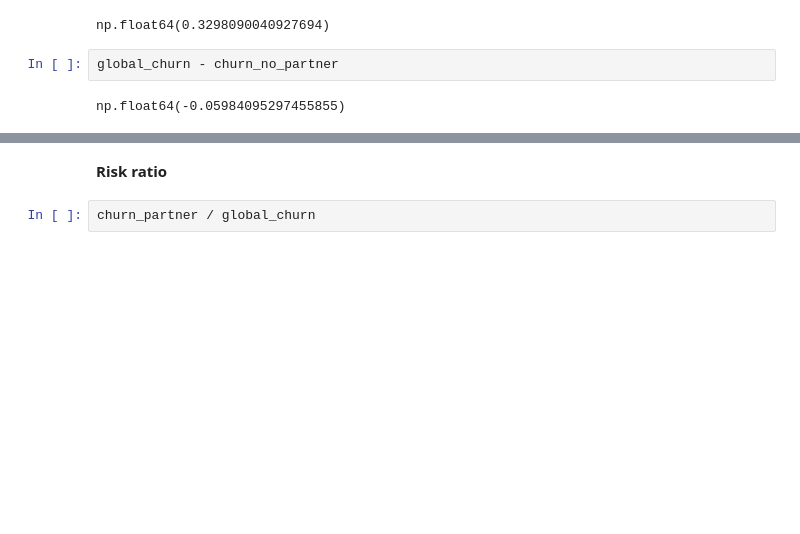
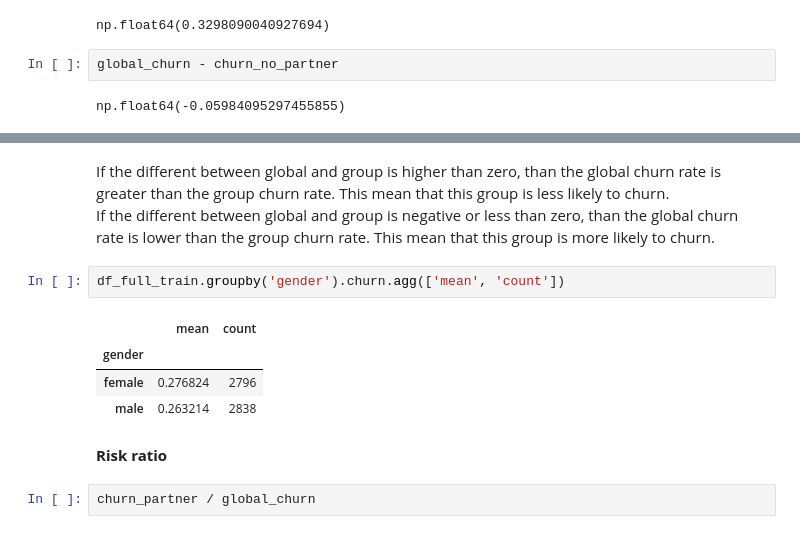
Before and after one commit to abliskan/ML-Zoomcamp-Personal-Note, a Jupyter notebook: 03_Classification/exercise/Week_3.ipynb, the cells around one changed output, grey strips where cells are left out. Saved outputs shown, nothing was run; the diff lists cells and outputs as text; blank space fills up the shorter version.

```diff
--- a/03_Classification/exercise/Week_3.ipynb
+++ b/03_Classification/exercise/Week_3.ipynb
@@ -270,3 +283,16 @@ np.float64(-0.05984095297455855)
+# %% [markdown]
+If the different between global and group is higher than zero, than the global churn rate is greater than the group churn rate.
+This mean that this group is less likely to churn.
+<br>
+If the different between global and group is negative or less than zero, than the global churn rate is lower than the group churn rate.
+This mean that this group is more likely  to churn.
+# %%
+df_full_train.groupby('gender').churn.agg(['mean', 'count'])
+# %% [output]
+|  | mean | count |
+| gender |  |  |
+| female | 0.276824 | 2796 |
+| male | 0.263214 | 2838 |
 # %% [markdown]
 **Risk ratio**
 # %%
```
Also changed, not shown: parts of 17 cells of this notebook.
